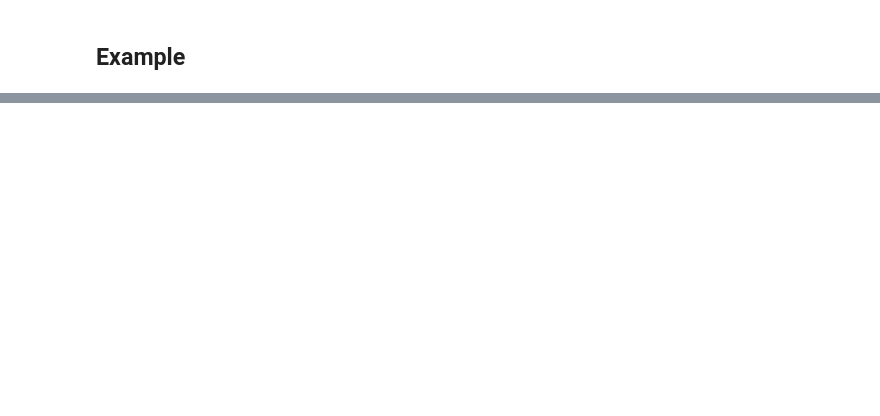
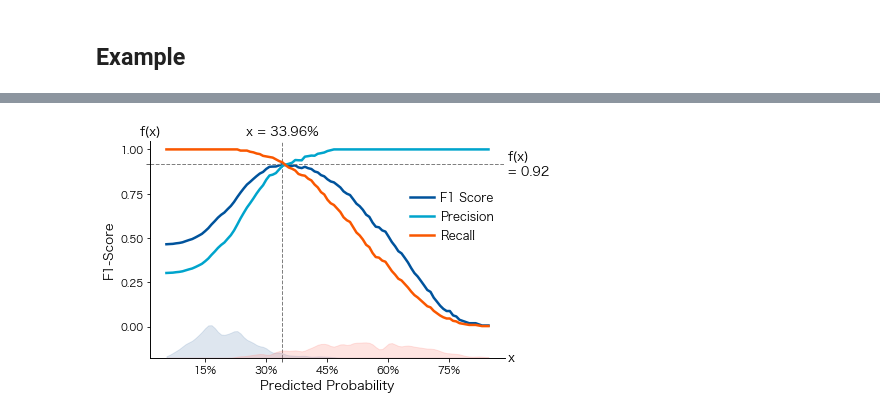
Before and after one commit to Nak007/model_validation, a Jupyter notebook: model_validation_colab.ipynb, the cells around one changed output, grey strips where cells are left out. Saved outputs shown, nothing was run; the diff lists cells and outputs as text; code cells hidden in the pictures; blank space fills up the shorter version.

```diff
--- a/model_validation_colab.ipynb
+++ b/model_validation_colab.ipynb
@@ -240,0 +64,4 @@ plt.show()
+# %%
+ax = f1score_plot_base(y, y_proba)
+# %% [output]
+[figure, added]
```
Also changed, not shown: parts of 53 cells of this notebook, 1 other file.
